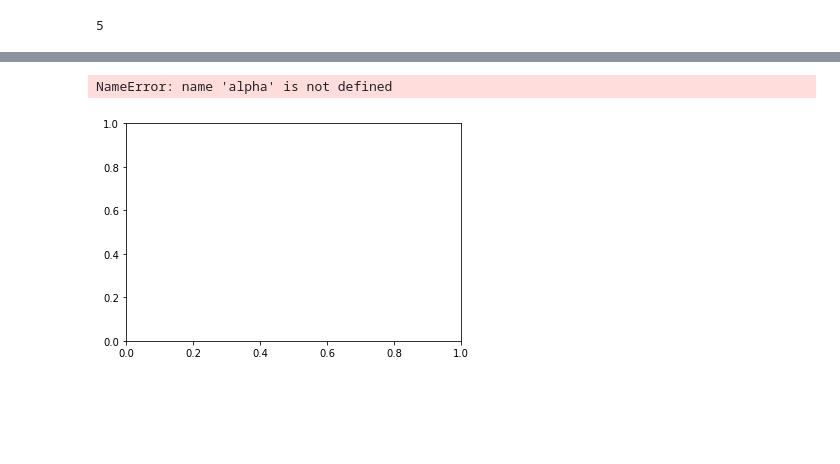
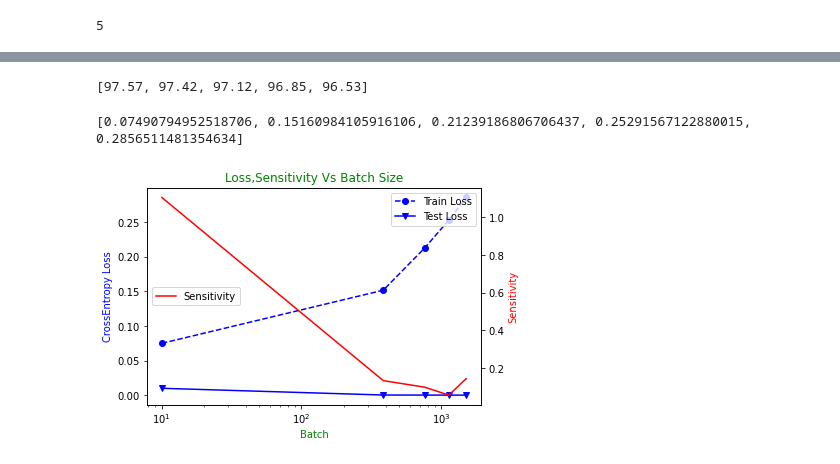
Before and after one commit to DineshchandarR/CPSC-8430-Deep-Learning-001, a Jupyter notebook: HW1/HW1.3_FlatnessVSGenP2.ipynb, the cells around one changed output, grey strips where cells are left out. Drawn from its saved outputs; the diff is of its cells as text; code cells hidden in the pictures; blank space fills up the shorter version.

Commit message:
Sensitivity

```diff
--- a/HW1/HW1.3_FlatnessVSGenP2.ipynb
+++ b/HW1/HW1.3_FlatnessVSGenP2.ipynb
@@ -73,6 +74,7 @@ def trainFunc(model,num_epochs,train_batch_size):
         n_samples = 0
         for i, (images, labels) in enumerate(train_load):
             #if (i+1)% 60 == 0 : print(i+1)
+            images, labels = Variable(images),Variable(labels)
 
             # Forward pass
             prediction = model(images.view(-1,784))
@@ -120,17 +122,20 @@ def testFunction(model,loss_func,test_batch_size):
     with torch.no_grad():
         n_correct = 0
         n_samples = 0
+        testLoss = 0
         for images, labels in test_load:
+            images, labels = Variable(images),Variable(labels)
+
             prediction = model(images.view(-1,784))
-            testLoss = loss_func(prediction,labels)
+            testLoss += loss_func(prediction,labels).item()
             # max returns (value ,index)
             _, predicted = torch.max(prediction.data, 1)
             n_samples += labels.size(0)
             n_correct += (predicted == labels).sum().item()
-
+    netTest_loss = testLoss/n_samples
     netTest_acc1 = 100.0 * n_correct / n_samples
-    print(f'Accuracy of the network on the test images: {netTest_acc1} %')
-    return netTest_acc1, testLoss
+    print(f'Accuracy of the network on the test images: {netTest_acc1} & Test Loss: {netTest_loss} %')
+    return netTest_acc1, netTest_loss
 # %%
 #Calculation for sensitivity
 def sensitivityFunc(model):
@@ -177,9 +180,9 @@ for i in range (len(batchArr)):
 
     test_batch_size = int(batchArr[i])
 
-    testLoss, testAcc = testFunction(j,loss_func,test_batch_size)
+    testAcc, testLoss = testFunction(j,loss_func,test_batch_size)
 
-    gradArr,sensitivity = sensitivityFunc(j)
+    sensitivity = sensitivityFunc(j)
 
     modelsTrainEpochArr.append(train_epoch)
     modelsTrainLossArr.append(train_losses)
@@ -235,23 +215,52 @@ modelsSensitivityArr
+# %%
+modelsTestAccArr
+# %% [output]
+[97.57, 97.42, 97.12, 96.85, 96.53]
+# %%
+def meanScore(dataArr):
+    meanModelData = []
+    for i in range (len(dataArr)):
+        meanScore = np.mean(dataArr[i])
+        meanModelData.append(meanScore)
+    return meanModelData
+
+def minScore(dataArr):
+    minModelScore = []
+    for i in range (len(dataArr)):
+        minScore = np.mean(dataArr[i])
+        minModelScore.append(minScore)
+    return minModelScore
+
+def maxScore(dataArr):
+    maxModelScore = []
+    for i in range (len(dataArr)):
+        maxScore = np.max(dataArr[i])
+        maxModelScore.append(maxScore)
+    return maxModelScore
+# %%
+print(minScore(modelsTrainLossArr))
+# %% [output]
+[0.07490794952518706, 0.15160984105916106, 0.21239186806706437, 0.25291567122880015, 0.2856511481354634]
 # %%
 fig,ax=plt.subplots()
-ax.plot(batchArr,minScore(modelsTrainLossArr),color="Blue",linestyle='dashed', marker="o")
+ax.plot(batchArr,minScore(modelsTrainLossArr),color="Blue", marker="o",linestyle='dashed')
 ax.plot(batchArr,modelsTestLossArr,color="Blue", marker="v")
 ax.legend(['Train Loss','Test Loss'],loc="upper right")
 ax.set_xlabel("Batch",color="Green")
+ax.set_xscale('log')
 ax.set_ylabel("CrossEntropy Loss",color = "blue")
-
+ax.set_title("Loss,Sensitivity Vs Batch Size",color="g")
 
 ax2=ax.twinx()
 ax2.plot(batchArr,modelsSensitivityArr,color="red")
 ax2.set_xlabel("Batch",color="Green")
 ax2.set_ylabel("Sensitivity",color = "red")
 ax2.legend(['Sensitivity'],loc="center left")
 
 plt.show()
-fig.savefig('D:/Clemson/COURSE/SEM-2/CPSC-8430 Deep Learning - 001/Homework/CPSC-8430-Deep-Learning-001/HW1/Diff Batch Graph HW1_3.2.jpg',
+fig.savefig('D:/Clemson/COURSE/SEM-2/CPSC-8430 Deep Learning - 001/Homework/CPSC-8430-Deep-Learning-001/HW1/Diff Batch Graph HW1_3.2Loss.jpg',
             format='jpeg',
             dpi=100,
             bbox_inches='tight')
 # %% [output]
-NameError: name 'alpha' is not defined
-[figure, old version]
+[figure, new version]
```
Also changed, not shown: parts of 6 cells of this notebook, 5 other files.
